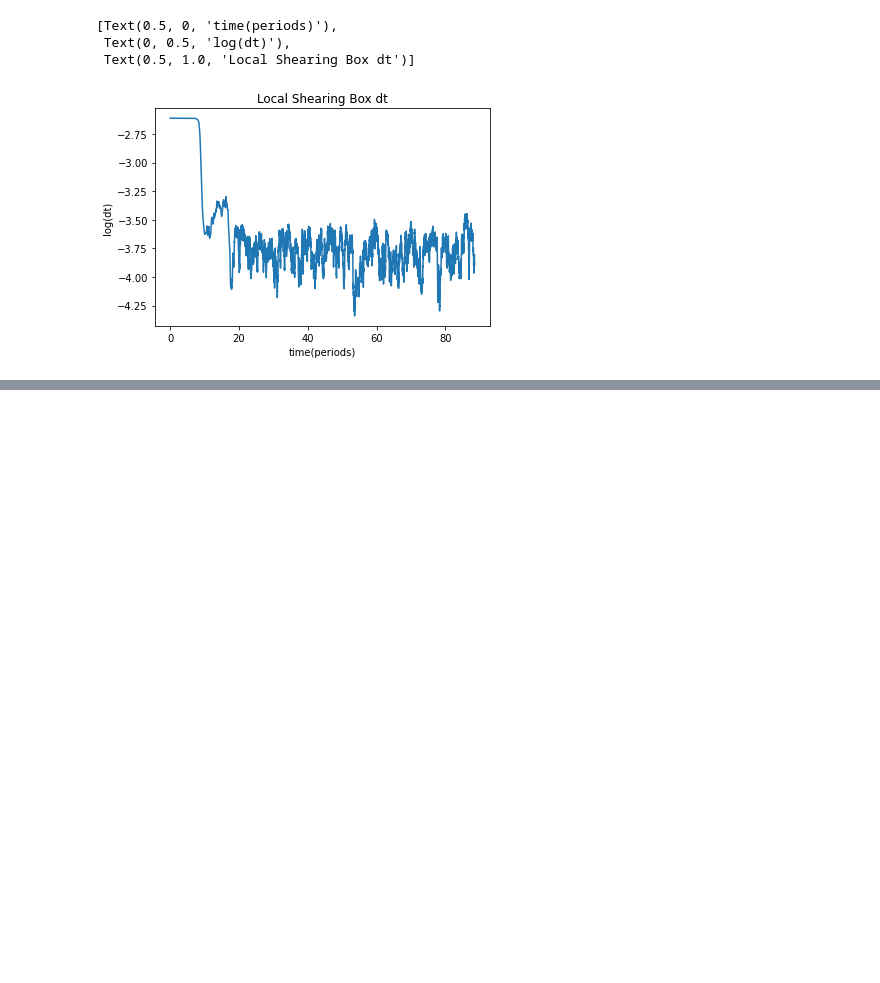
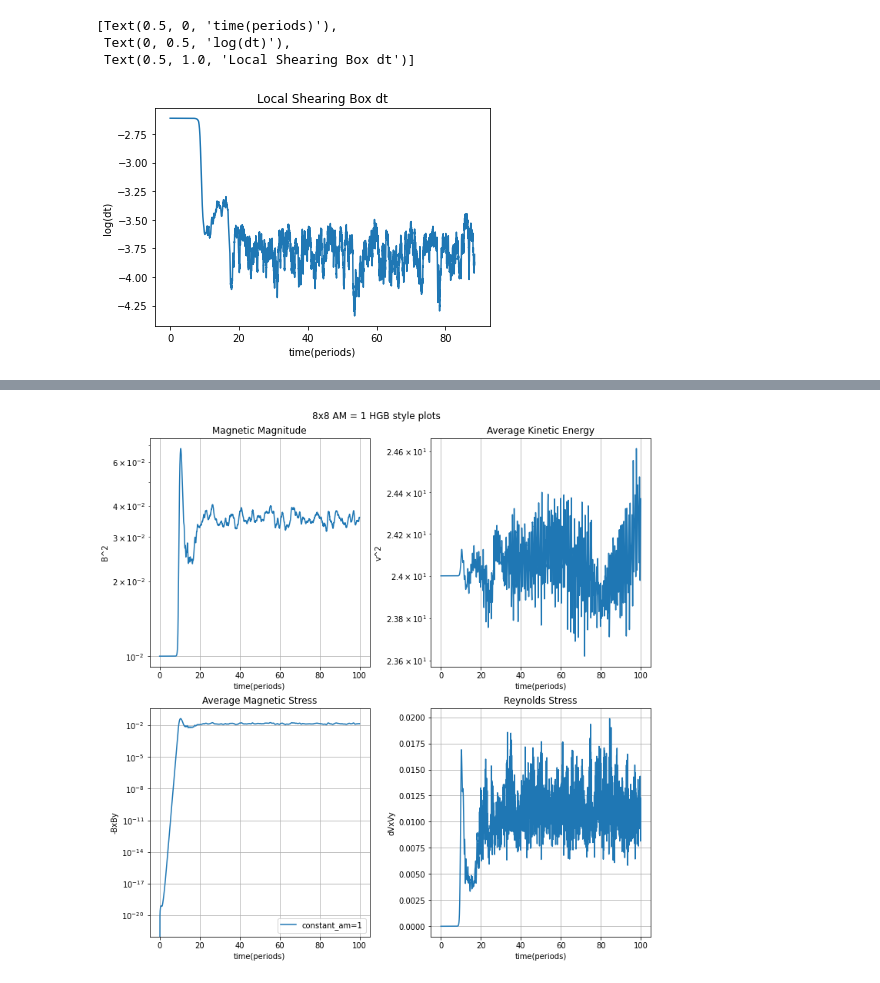
Before and after one commit to asmohov/ppd, a Jupyter notebook: hgb_plot_tester.ipynb, the cells around one changed output, grey strips where cells are left out. Cells and saved outputs as stored; diff of their text form; code cells hidden in the pictures; blank space fills up the shorter version.

```diff
--- a/hgb_plot_tester.ipynb
+++ b/hgb_plot_tester.ipynb
@@ -128,3 +128,80 @@ print('alpha total is ',(alpha_mag+alpha_rey))
 alpha_rey is  0.0022748258421108353
 alpha_mag is  0.0039025350750219044
 alpha total is  0.006177360917132739
+# %%
+#Same but for 8x8 case, with AM = eta = 1
+import sys
+sys.path.append('~/athena-public-version/vis/python/')
+#sys.path.append('~/.local/lib/python3.8/site-packages/')
+sys.path.append('~/working')
+
+import numpy as np
+import matplotlib.pyplot as plt
+import athena_read
+
+from hgb_plot import init_hgb
+from hgb_plot import hgb_plot
+
+data = athena_read.hst('./ad_prof/const_am_big/ten/HGB.hst')
+
+
+
+#set x values as time
+x_vals=((data['time']))
+
+#to match HGB, divide by 2 pi, because of difference in code units: 1/omega vs period
+x_vals_adj = x_vals/(2*np.pi)
+
+print(data)
+print('length of x value array ',len(x_vals_adj))
+volume =16
+sat_1_KE = data['1-KE'][2000:]
+sat_2_KE = data['2-KE'][2000:]
+sat_3_KE = data['3-KE'][2000:]
+sat_1_ME = data['1-ME'][2000:]
+sat_2_ME = data['2-ME'][2000:]
+sat_3_ME = data['3-ME'][2000:]
+sat_mag_stress = data['-BxBy'][2000:]
+sat_rey_stress = data['dVxVy'][2000:]
+
+
+print(sat_1_KE)
+
+#energy projections --------------------
+KE_1_avg = (np.average(sat_1_KE))/volume
+KE_2_avg = (np.average(sat_2_KE))/volume
+KE_3_avg = (np.average(sat_3_KE))/volume
+ME_1_avg = (np.average(sat_1_ME))/volume
+ME_2_avg = (np.average(sat_2_ME))/volume
+ME_3_avg = (np.average(sat_3_ME))/volume
+#stress parameters---------------------
+
+alpha_rey = np.average(sat_rey_stress)/(volume)
+alpha_mag = np.average(sat_mag_stress)/(volume)
+
+print('1_KE_avg is',KE_1_avg)
+print('2_KE_avg is',KE_2_avg)
+print('3_KE_avg is',KE_3_avg)
+print('1_ME_avg is',ME_1_avg)
+print('2_ME_avg is',ME_2_avg)
+print('3_ME_avg is',ME_3_avg)
+print('alpha_rey is ',alpha_rey)
+print('alpha_mag is ',alpha_mag)
+print('alpha total is ',(alpha_mag+alpha_rey))
+
+#HGB Plots -----------------------------------------------------------------------------------------------------------------------------
+
+
+
+
+#figure formatting
+
+
+fig,ax = init_hgb()
+fig.suptitle('8x8 AM = 1 HGB style plots')
+
+
+
+#hgb_plot(file name,label,fig,ax,volume)
+hgb_plot('./ad_prof/const_am_big/1point0/HGB.hst','constant_am=1',fig,ax,16)
+# %% [output]
@@ -130,0 +225 @@ alpha total is  0.006177360917132739
+[figure, added]
```
Also changed, not shown: parts of 2 cells of this notebook, 13 other files.
